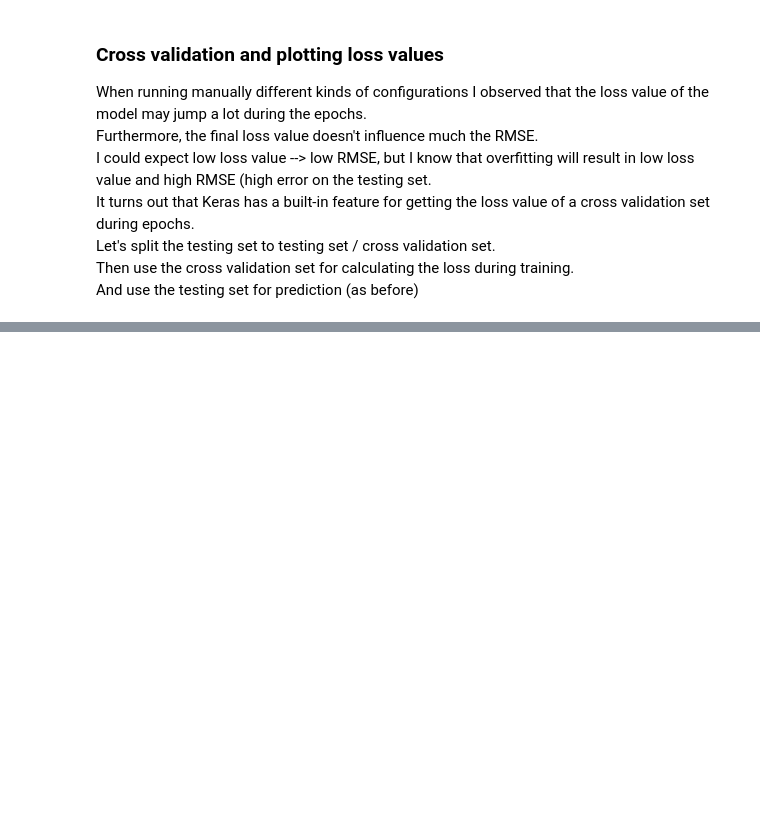
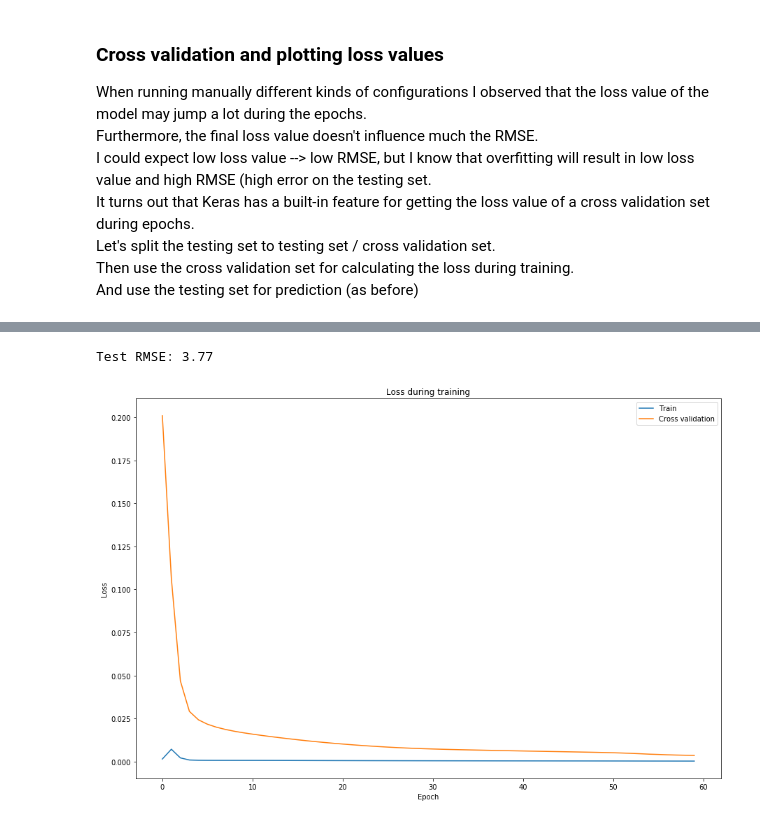
Before and after one commit to edibusl/stocks-predict, a Jupyter notebook: Stocks Prediction - Keras LSTM.ipynb, the cells around one changed output, grey strips where cells are left out. Saved outputs shown, nothing was run; the diff lists cells and outputs as text; code cells hidden in the pictures; blank space fills up the shorter version.

```diff
--- a/Stocks Prediction - Keras LSTM.ipynb
+++ b/Stocks Prediction - Keras LSTM.ipynb
@@ -1138,0 +1238,2 @@ And use the testing set for prediction (as before)
+# %%
+res = run_single_configuration(batch_size=4, look_back=10, epochs=60, plot_results=False)
@@ -1138,0 +1258,8 @@ And use the testing set for prediction (as before)
+# %%
+print("Test RMSE: %.2f" % (res["test_rmse"]))
+# %% [output]
+Test RMSE: 3.77
+# %%
+plot_prediction_results(res, plot_predicted_vs_actual=False)
+# %% [output]
+[figure, added]
```
Also changed, not shown: parts of 57 cells of this notebook, 1 other file.
